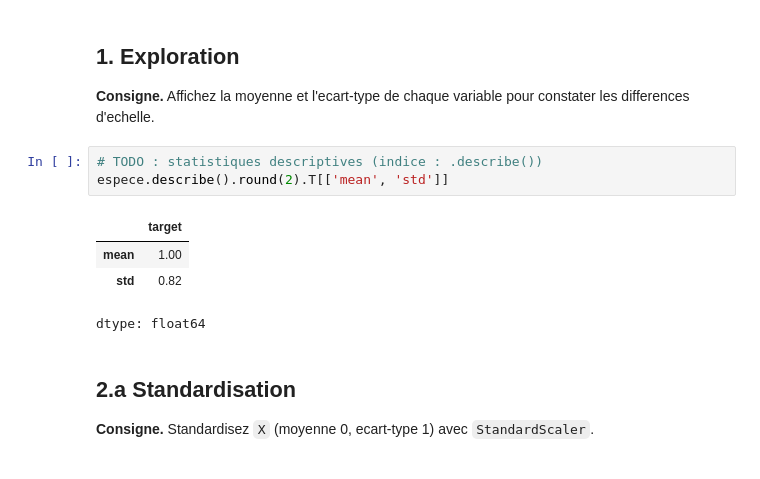
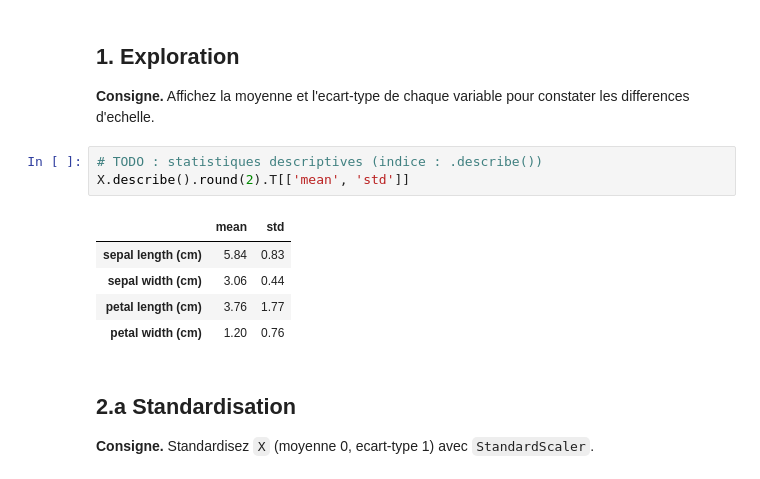
Before and after one commit to JEstermann/ML_3ESGI, a Jupyter notebook: TP1_kmeans_acp_TODO.ipynb, the cells around one changed output. Drawn from its saved outputs; the diff is of its cells as text.

```diff
--- a/TP1_kmeans_acp_TODO.ipynb
+++ b/TP1_kmeans_acp_TODO.ipynb
@@ -47,12 +47,13 @@ X.head()
 constater les differences d'echelle.
 # %%
 # TODO : statistiques descriptives (indice : .describe())
-espece.describe().round(2).T[['mean', 'std']]
+X.describe().round(2).T[['mean', 'std']]
 # %% [output]
-|  | target |
-| mean | 1.00 |
-| std | 0.82 |
+|  | mean | std |
+| sepal length (cm) | 5.84 | 0.83 |
+| sepal width (cm) | 3.06 | 0.44 |
+| petal length (cm) | 3.76 | 1.77 |
+| petal width (cm) | 1.20 | 0.76 |
-dtype: float64
 # %% [markdown]
 ## 2.a Standardisation
 **Consigne.** Standardisez `X` (moyenne 0, ecart-type 1) avec `StandardScaler`.
```
Also changed, not shown: parts of 3 cells of this notebook.
